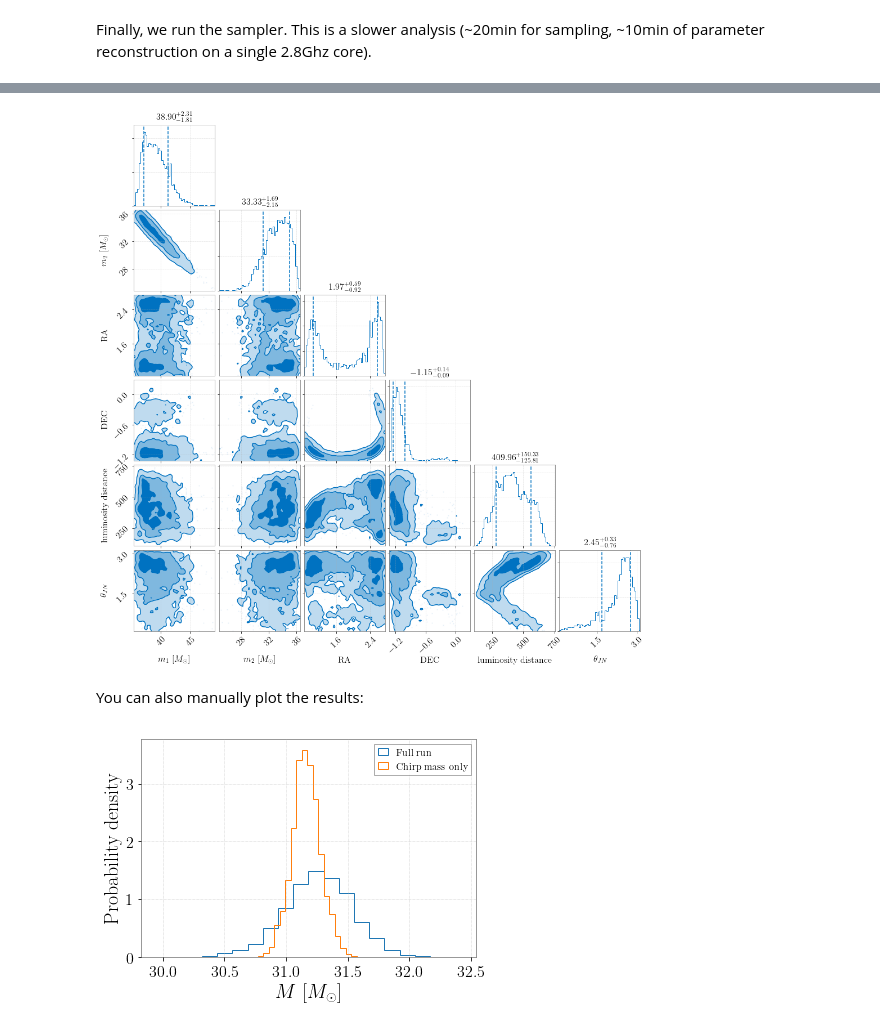
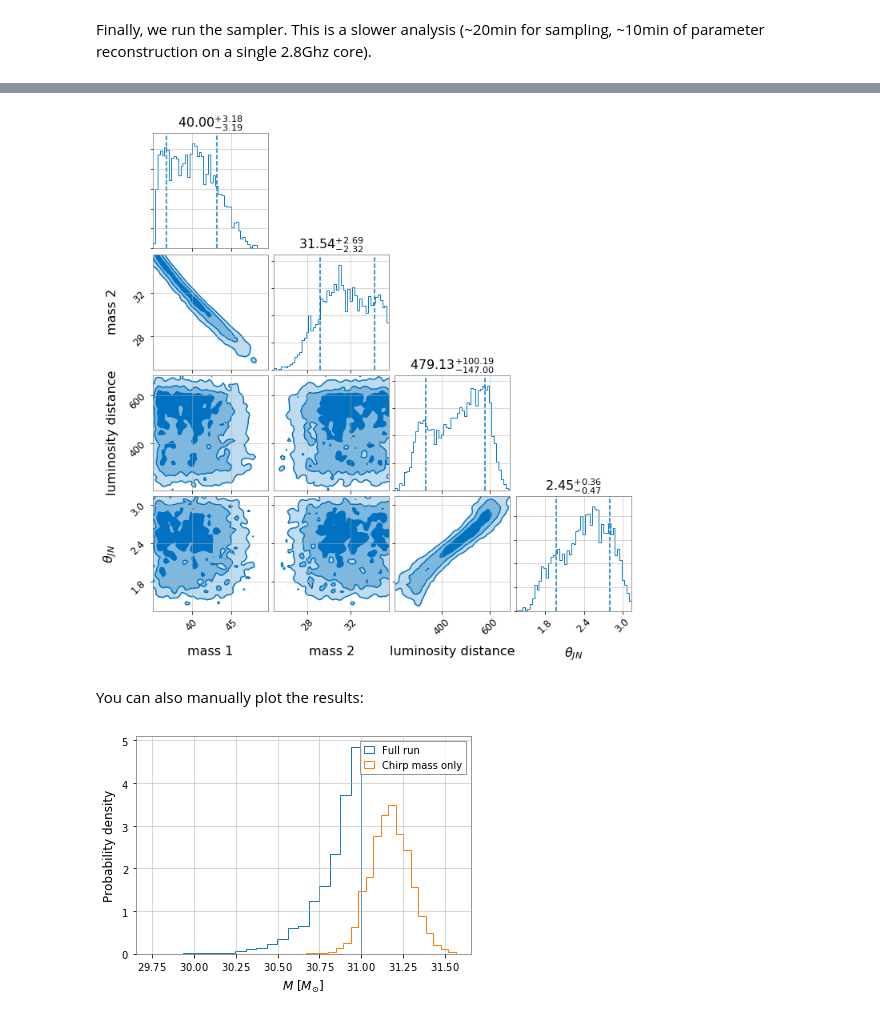
Before and after one commit to gw-odw/odw-2019, a Jupyter notebook: Day_2/Tuto_2.4_Parameter_estimation_for_compact_object_mergers.ipynb, the cells around one changed output, grey strips where cells are left out. Cells and saved outputs as stored; diff of their text form; code cells hidden in the pictures.

```diff
--- a/Day_2/Tuto_2.4_Parameter_estimation_for_compact_object_mergers.ipynb
+++ b/Day_2/Tuto_2.4_Parameter_estimation_for_compact_object_mergers.ipynb
@@ -118,5 +132,7 @@ result_mc = bilby.run_sampler(likelihood,
                               prior,
                               sampler='dynesty',
                               outdir='short_mc_only',
+                              walks=5,
+                              nlive=500,
                               label=label)
 # %% [output]
@@ -167,6 +188,8 @@ prior['tilt_1']=0.0
 prior['tilt_2']=0.0
 prior['phi_12']=0.0
 prior['phi_jl']=0.0
+prior['dec'] =  -1.2232
+prior['ra'] =  2.19432
 # %% [markdown]
 We could use the likelihood from earlier. But instead lets redefine the likelihood so we can ask it to *marginalise* over the parameters it knows how: `time`, `distance` and `phase`. (Building the lookup table for distance marginalisation can take a few minutes, ~3min on a single 2.8GHz core).
 # %%
@@ -185,6 +210,8 @@ result = bilby.run_sampler(likelihood,
                            prior,
                            sampler='dynesty',
                            outdir='complete',
+                           walks=30,
+                           nlive=500,
                            label=label,
                            conversion_function=generate_all_bbh_parameters)
 # %% [output]
@@ -219,7 +255,7 @@ log_bayes_factor: 286.529 +/-  0.083
 # %%
-result.plot_corner(parameters=['mass_1','mass_2','ra','dec','luminosity_distance','theta_jn'])
+result.plot_corner(parameters=['mass_1','mass_2','luminosity_distance','theta_jn'])
 # %% [output]
-[figure, old version]
+[figure, new version]
 # %% [markdown]
 You can also manually plot the results:
 # %%
@@ -230,4 +266,4 @@ plt.ylabel('Probability density')
 plt.xlabel('$M~[M_{\\odot}]$')
 plt.legend();
 # %% [output]
-[figure, old version]
+[figure, new version]
```
Also changed, not shown: parts of 8 cells of this notebook.
